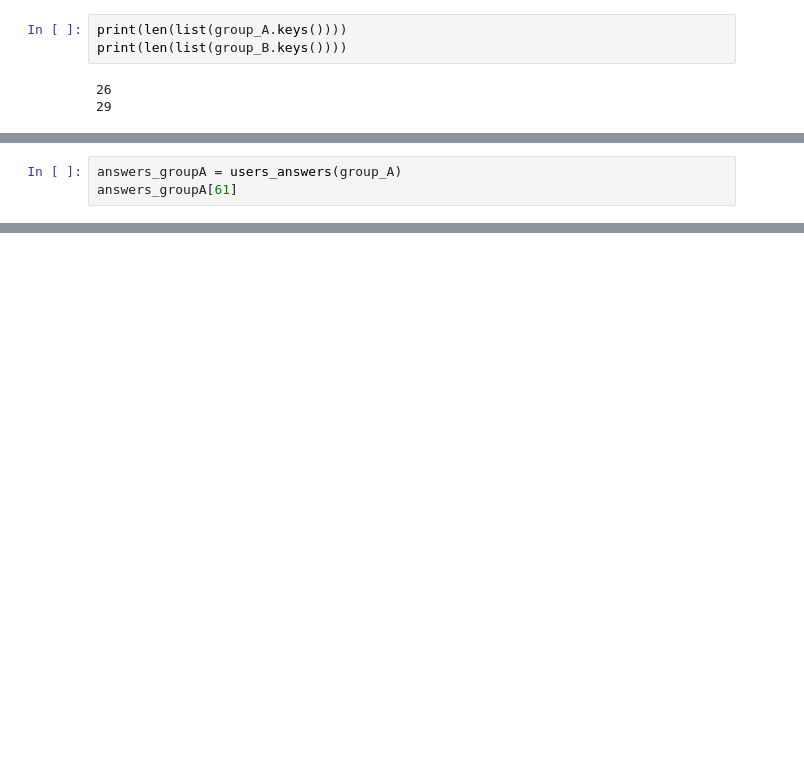
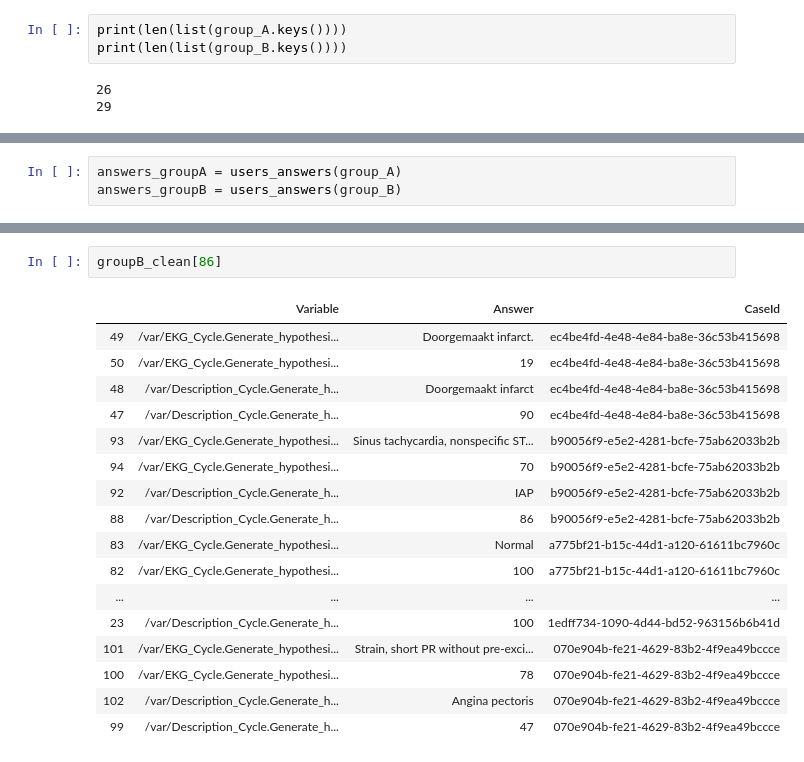
Before and after one commit to harena-lab/harena-analytics, a Jupyter notebook: resources/nl-experiment1/t-student_analysis.ipynb, the cells around one changed output, grey strips where cells are left out. Cells and saved outputs as stored; diff of their text form; blank space fills up the shorter version.

```diff
--- a/resources/nl-experiment1/t-student_analysis.ipynb
+++ b/resources/nl-experiment1/t-student_analysis.ipynb
@@ -109,4 +122,4 @@ def users_answers(users_track):
     return users_answers
 # %%
 answers_groupA = users_answers(group_A)
-answers_groupA[61]
+answers_groupB = users_answers(group_B)
@@ -135,0 +168,20 @@ sum(i == 'submit' for i in l)
+# %%
+groupB_clean[86]
+# %% [output]
+|  | Variable | Answer | CaseId |
+| 49 | /var/EKG_Cycle.Generate_hypothesi... | Doorgemaakt infarct. | ec4be4fd-4e48-4e84-ba8e-36c53b415698 |
+| 50 | /var/EKG_Cycle.Generate_hypothesi... | 19 | ec4be4fd-4e48-4e84-ba8e-36c53b415698 |
+| 48 | /var/Description_Cycle.Generate_h... | Doorgemaakt infarct | ec4be4fd-4e48-4e84-ba8e-36c53b415698 |
+| 47 | /var/Description_Cycle.Generate_h... | 90 | ec4be4fd-4e48-4e84-ba8e-36c53b415698 |
+| 93 | /var/EKG_Cycle.Generate_hypothesi... | Sinus tachycardia, nonspecific ST... | b90056f9-e5e2-4281-bcfe-75ab62033b2b |
+| 94 | /var/EKG_Cycle.Generate_hypothesi... | 70 | b90056f9-e5e2-4281-bcfe-75ab62033b2b |
+| 92 | /var/Description_Cycle.Generate_h... | IAP | b90056f9-e5e2-4281-bcfe-75ab62033b2b |
+| 88 | /var/Description_Cycle.Generate_h... | 86 | b90056f9-e5e2-4281-bcfe-75ab62033b2b |
+| 83 | /var/EKG_Cycle.Generate_hypothesi... | Normal | a775bf21-b15c-44d1-a120-61611bc7960c |
+| 82 | /var/EKG_Cycle.Generate_hypothesi... | 100 | a775bf21-b15c-44d1-a120-61611bc7960c |
+| ... | ... | ... | ... |
+| 23 | /var/Description_Cycle.Generate_h... | 100 | 1edff734-1090-4d44-bd52-963156b6b41d |
+| 101 | /var/EKG_Cycle.Generate_hypothesi... | Strain, short PR without pre-exci... | 070e904b-fe21-4629-83b2-4f9ea49bccce |
+| 100 | /var/EKG_Cycle.Generate_hypothesi... | 78 | 070e904b-fe21-4629-83b2-4f9ea49bccce |
+| 102 | /var/Description_Cycle.Generate_h... | Angina pectoris | 070e904b-fe21-4629-83b2-4f9ea49bccce |
+| 99 | /var/Description_Cycle.Generate_h... | 47 | 070e904b-fe21-4629-83b2-4f9ea49bccce |
```
Also changed, not shown: parts of 13 cells of this notebook, 1 other file.
